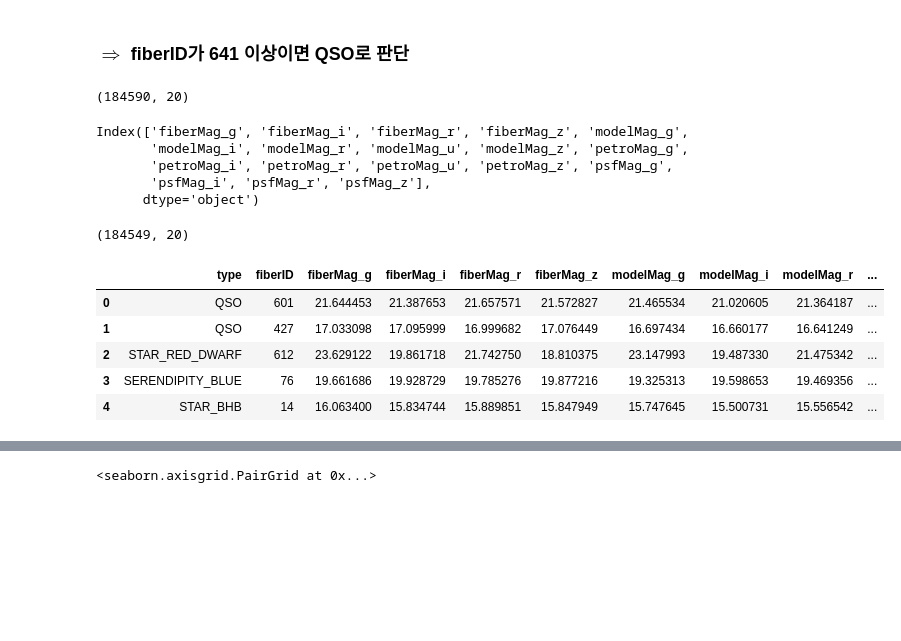
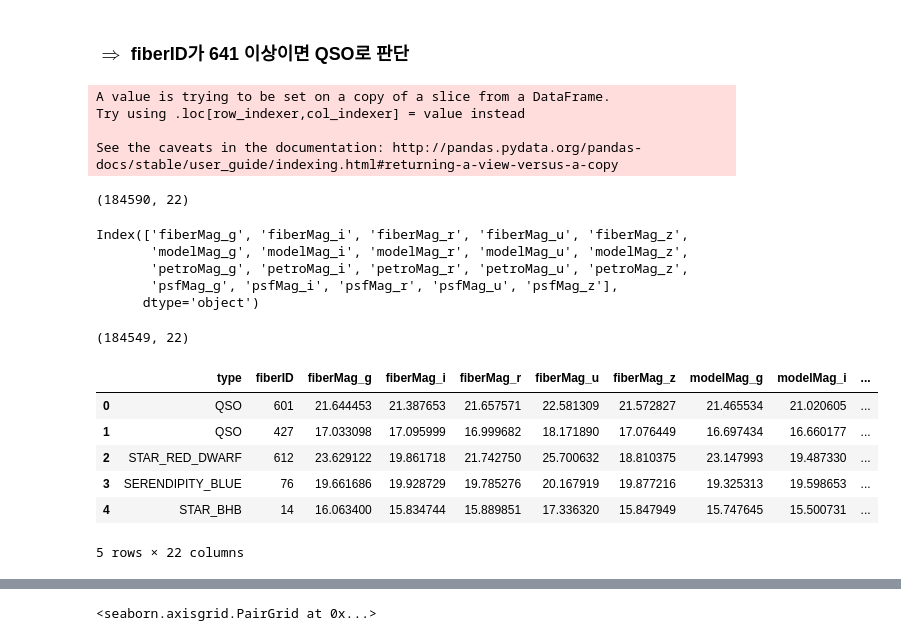
Before and after one commit to GyuYoungCho/machine_learning_Data_analysis, a Jupyter notebook: Dacon/process1.ipynb, the cells around one changed output, grey strips where cells are left out. Saved outputs shown, nothing was run; the diff lists cells and outputs as text; code cells hidden in the pictures; blank space fills up the shorter version.

```diff
--- a/Dacon/process1.ipynb
+++ b/Dacon/process1.ipynb
@@ -159,38 +159,56 @@ train[train["type"]!="QSO"]["fiberID"].max()
 640
 # %% [markdown]
 ### $\Rightarrow$ fiberID가 641 이상이면 QSO로 판단
+# %%
+train2 = train[["fiberID","type"]]
+train2["count"] =1
+train2_g = train2.groupby(["fiberID","type"]).count().unstack("type")
+train2_g.fillna(str(0),inplace=True)
+for i in range(train2_g.shape[0]):
+    for j in range(train2_g.shape[1]):
+        if train2_g.iloc[i,j]!="0":
+            train2_g.iloc[i,j] = str(1)
+train2_g["code"] = ""
+# for i in range(train2_g.shape[0]):
+#     train2_g["code"][i] = paste(train2_g.iloc[i,:])
+train2_g["code"] = train2_g.apply(lambda x: ''.join(x), axis=1)
+# %% [output]
+A value is trying to be set on a copy of a slice from a DataFrame.
+Try using .loc[row_indexer,col_indexer] = value instead
+
+See the caveats in the documentation: http://pandas.pydata.org/pandas-docs/stable/user_guide/indexing.html#returning-a-view-versus-a-copy
 # %%
-train1 = train[train["fiberID"]<641].drop(["fiberMag_u","psfMag_u"],axis=1).reset_index(drop=True)
+train1 = train[train["fiberID"]<641].reset_index(drop=True)
 train1.shape
 # %% [output]
-(184590, 20)
+(184590, 22)
 # %%
 feature_col = train1.columns.difference(["type","fiberID"])
 feature_col
 # %% [output]
-Index(['fiberMag_g', 'fiberMag_i', 'fiberMag_r', 'fiberMag_z', 'modelMag_g',
-       'modelMag_i', 'modelMag_r', 'modelMag_u', 'modelMag_z', 'petroMag_g',
-       'petroMag_i', 'petroMag_r', 'petroMag_u', 'petroMag_z', 'psfMag_g',
-       'psfMag_i', 'psfMag_r', 'psfMag_z'],
+Index(['fiberMag_g', 'fiberMag_i', 'fiberMag_r', 'fiberMag_u', 'fiberMag_z',
+       'modelMag_g', 'modelMag_i', 'modelMag_r', 'modelMag_u', 'modelMag_z',
+       'petroMag_g', 'petroMag_i', 'petroMag_r', 'petroMag_u', 'petroMag_z',
+       'psfMag_g', 'psfMag_i', 'psfMag_r', 'psfMag_u', 'psfMag_z'],
       dtype='object')
 # %%
+train_yk = train1[["type","fiberID"]]
 train_k = train1[feature_col][train1[feature_col] < -2000]
 train_k1 = train1[feature_col][train1[feature_col] > 500]
-train_yk = train1[["type","fiberID"]]
-pre_index1 = list(train_k.dropna(how="all",axis=0).index)
-pre_index2 = list(train_k1.dropna(how="all",axis=0).index)
-train1 = train1.drop(pre_index1,axis=0)
-train1 = train1.drop(pre_index2,axis=0)
-train_yk = train_yk.drop(pre_index1)
-train_yk = train_yk.drop(pre_index2)
+pre_index1 = set(train_k.dropna(how="all",axis=0).index)
+pre_index2 = set(train_k1.dropna(how="all",axis=0).index)
+pre_index = list(pre_index1|pre_index2)
+train1 = train1.drop(pre_index,axis=0)
+train_yk = train_yk.drop(pre_index,axis=0)
 new_train = pd.concat([train_yk,train1[feature_col]],axis=1)
 print(new_train.shape)
 new_train.head()
 # %% [output]
-(184549, 20)
+(184549, 22)
-|  | type | fiberID | fiberMag_g | fiberMag_i | fiberMag_r | fiberMag_z | modelMag_g | modelMag_i | modelMag_r | ... |
-| 0 | QSO | 601 | 21.644453 | 21.387653 | 21.657571 | 21.572827 | 21.465534 | 21.020605 | 21.364187 | ... |
-| 1 | QSO | 427 | 17.033098 | 17.095999 | 16.999682 | 17.076449 | 16.697434 | 16.660177 | 16.641249 | ... |
-| 2 | STAR_RED_DWARF | 612 | 23.629122 | 19.861718 | 21.742750 | 18.810375 | 23.147993 | 19.487330 | 21.475342 | ... |
-| 3 | SERENDIPITY_BLUE | 76 | 19.661686 | 19.928729 | 19.785276 | 19.877216 | 19.325313 | 19.598653 | 19.469356 | ... |
-| 4 | STAR_BHB | 14 | 16.063400 | 15.834744 | 15.889851 | 15.847949 | 15.747645 | 15.500731 | 15.556542 | ... |
+|  | type | fiberID | fiberMag_g | fiberMag_i | fiberMag_r | fiberMag_u | fiberMag_z | modelMag_g | modelMag_i | ... |
+| 0 | QSO | 601 | 21.644453 | 21.387653 | 21.657571 | 22.581309 | 21.572827 | 21.465534 | 21.020605 | ... |
+| 1 | QSO | 427 | 17.033098 | 17.095999 | 16.999682 | 18.171890 | 17.076449 | 16.697434 | 16.660177 | ... |
+| 2 | STAR_RED_DWARF | 612 | 23.629122 | 19.861718 | 21.742750 | 25.700632 | 18.810375 | 23.147993 | 19.487330 | ... |
+| 3 | SERENDIPITY_BLUE | 76 | 19.661686 | 19.928729 | 19.785276 | 20.167919 | 19.877216 | 19.325313 | 19.598653 | ... |
+| 4 | STAR_BHB | 14 | 16.063400 | 15.834744 | 15.889851 | 17.336320 | 15.847949 | 15.747645 | 15.500731 | ... |
+5 rows × 22 columns
```
Also changed, not shown: parts of 6 cells of this notebook.
